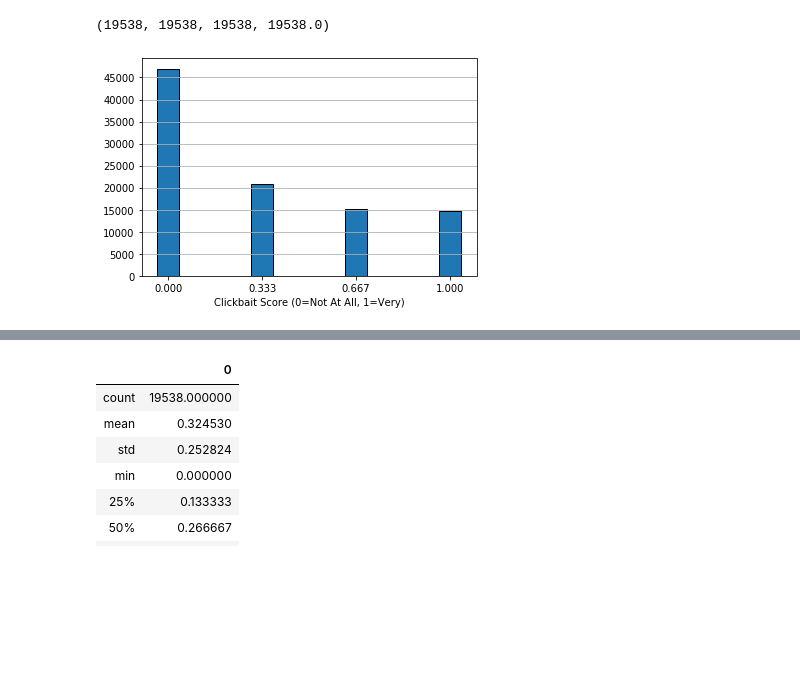
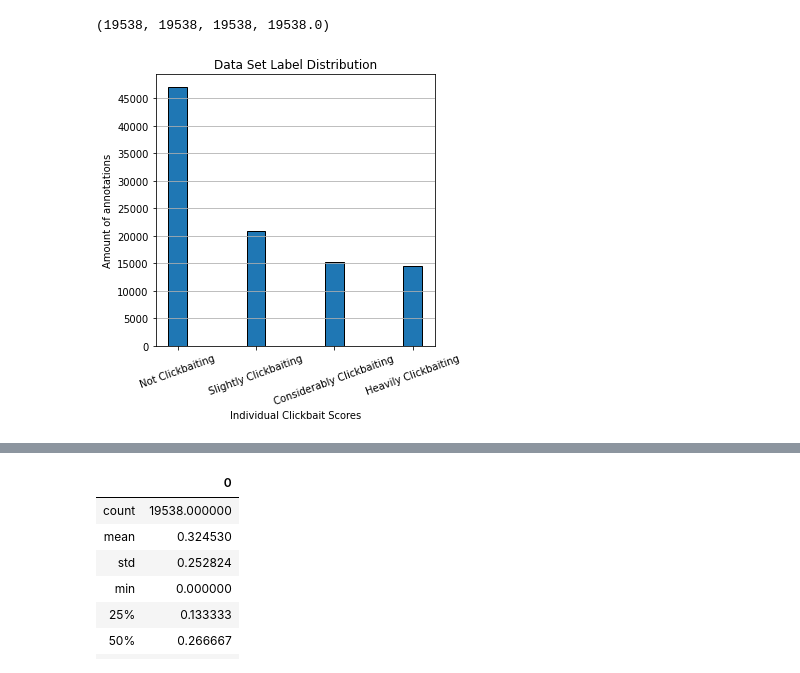
Before and after one commit to raphaelletseng/Identifying_Clickbait, a Jupyter notebook: preprocessedData/dataInfo.ipynb, the cells around one changed output, grey strips where cells are left out. Saved outputs shown, nothing was run; the diff lists cells and outputs as text; code cells hidden in the pictures; blank space fills up the shorter version.

```diff
--- a/preprocessedData/dataInfo.ipynb
+++ b/preprocessedData/dataInfo.ipynb
@@ -27,15 +27,19 @@ len(texts), len(labels), len(titles), len(allScores)/5
 # %% [output]
 (19538, 19538, 19538, 19538.0)
 # %%
+plt.figure(figsize=(5,5))
 unique, counts = np.unique(allScores,return_counts=True)
+#counts = [c/len(allScores) for c in counts]
 plt.bar(unique,counts, width=0.08, edgecolor='black')
 plt.grid(axis='y')
-plt.xticks(ticks=unique)
+plt.xticks(ticks=unique, rotation=20,labels=["Not Clickbaiting", "Slightly Clickbaiting","Considerably Clickbaiting", "Heavily Clickbaiting"])
 plt.yticks(range(0,50000,5000))
-plt.xlabel('Clickbait Score (0=Not At All, 1=Very)')
+plt.xlabel('Individual Clickbait Scores')
+plt.ylabel('Amount of annotations')
+plt.title("Data Set Label Distribution")
 plt.show()
 # %% [output]
-[figure, old version]
+[figure, new version]
 # %%
 plt.figure(figsize=(200,50))
 plt.plot(range(len(labels)),[v for v in labels.values()])
```
Also changed, not shown: 1 other file.
